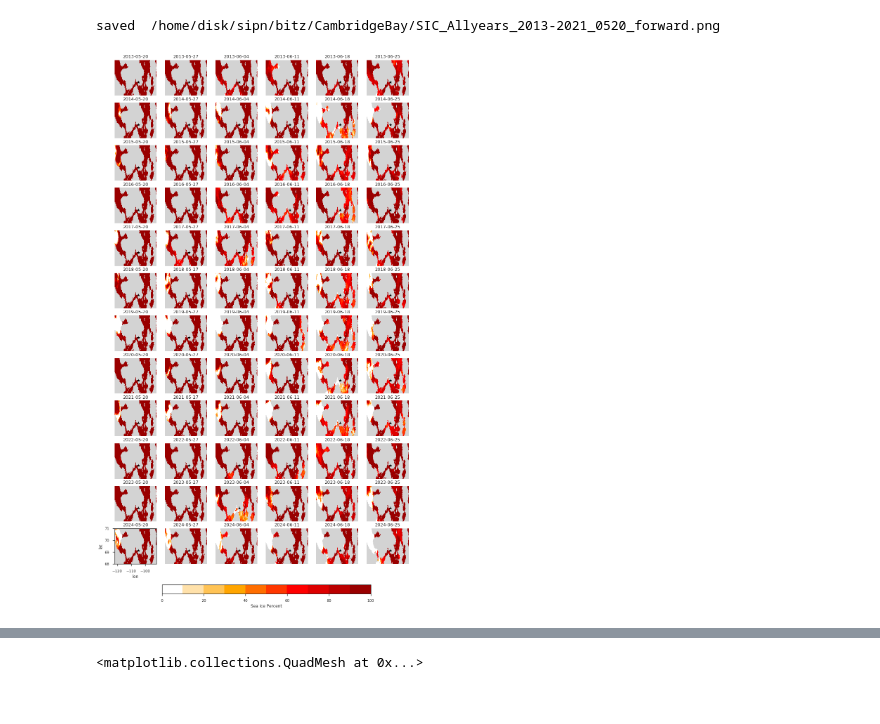
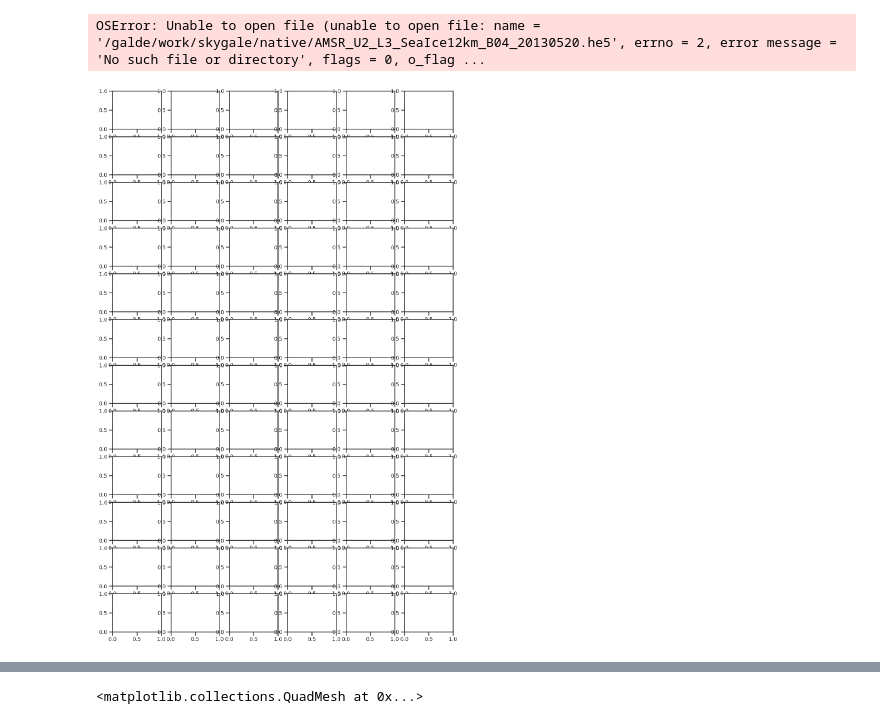
Before and after one commit to skylargale/polar-bears-international, a Jupyter notebook: CambridgeBAy_plot_sept_IFD_OBS12p5km.ipynb, the cells around one changed output, grey strips where cells are left out. Drawn from its saved outputs; the diff is of its cells as text; code cells hidden in the pictures.

Commit message:
Data source change

```diff
--- a/CambridgeBAy_plot_sept_IFD_OBS12p5km.ipynb
+++ b/CambridgeBAy_plot_sept_IFD_OBS12p5km.ipynb
@@ -763,7 +789,9 @@ def MakeDataSet2(FILE_NAME):
     cmonth = date[4:6]
     cday = date[6:8]
 
-    ds.coords['time'] = np.datetime64(cyear+'-'+cmonth+'-'+cday)
+    # ds.coords['time'] = np.datetime64(cyear+'-'+cmonth+'-'+cday)
+    ds.coords['time'] = np.datetime64(f"{cyear}-{cmonth}-{cday}", 'ns')
+
     ds.time
 
     #print('\n\nTake a look at the dataarrray we made \n')
@@ -782,6 +810,18 @@ cmap_std.set_bad(color = 'lightgrey')
 
 cmap_b =  matplotlib.colors.ListedColormap(sns.color_palette("binary", 2))
 cmap_b.set_bad(color = 'None')
+# %%
+def multi_polar_axis(ncols, nrows, Nplots, sizefcter=1, extent=None, central_longitude=0):
+    fig, axes = plt.subplots(
+        nrows=nrows, ncols=ncols,
+        subplot_kw={'projection': ccrs.NorthPolarStereo(central_longitude=central_longitude)},
+        figsize=(ncols*sizefcter, nrows*sizefcter)
+    )
+    axes = axes.flat[:Nplots]  # flatten and limit to Nplots
+    for ax in axes:
+        ax.set_extent(extent, crs=ccrs.NorthPolarStereo(central_longitude=central_longitude))
+        ax.coastlines(linewidth=0.5)
+    return fig, axes
 # %%
 # reads in obs and plots every 5 days as defined by dates array, for every year 2013-2021
 dates=['0422','0427','0502','0507']
@@ -811,14 +851,17 @@ NPLOTS=nrows*ncols+1
 sizefcter=2
 #crExt = [1800000.0, 2400000.0, -1500000.0, -1000000.0] # (x0, x1, y0, y1)
 crExt = [1000000.0, 3000000.0, -1500000.0, -500000.0] # (x0, x1, y0, y1)
-(f, axes) = ice_plot.multi_polar_axis(ncols=ncols, nrows=nrows, Nplots=NPLOTS, sizefcter=sizefcter, extent=crExt, central_longitude=193-360)
+f, axes = multi_polar_axis(
+    ncols=ncols, nrows=nrows, Nplots=NPLOTS, sizefcter=sizefcter,
+    extent=crExt, central_longitude=193-360
+)
 f.set_size_inches(ncols*2.5, nrows*2) # tinker a bit
 
 i=0
 for yr in np.arange(2013,2025):
     for j in np.arange(0,6):
         date=dates[j]
-        FILE_NAME = '/home/disk/sipn/nicway/data/obs/AMSR_U2/native/AMSR_U2_L3_SeaIce12km_B04_'+str(yr)+date+'.he5'
+        FILE_NAME = '/glade/work/skygale/native/AMSR_U2_L3_SeaIce12km_B04_'+str(yr)+date+'.he5'
         try:
             sic, lat, lon = MakeDataSet2(FILE_NAME)
             sic= sic.isel(nj=slice(420,625)).isel(ni=slice(100,240))
@@ -840,6 +883,6 @@ cbar = f.colorbar(p, cax=cbar_ax, label=
                   'Sea Ice Percent', orientation='horizontal')
 
 # Save to file
-f.savefig(f_out,bbox_inches='tight', dpi=300)
+# f.savefig(f_out,bbox_inches='tight', dpi=300)
 print("saved ", f_out)
 # %% [output]
@@ -855,8 +897,8 @@ sns.set_context("talk", font_scale=0.8, rc={"lines.linewidth": 2.5})
 #kivalina_lon=[-164.5333+.75] # move inland so can see the ocean nearest
 #kivalina_lat=[ 67.7269]
 
-kivalina_lon=CB_lon+0.25
-kivalina_lat=CB_lat  #69.1169° N, 105.0597° W
+kivalina_lon=CB_lon[0]+0.25
+kivalina_lat=CB_lat[0]  #69.1169° N, 105.0597° W
 f_out = os.path.join(fig_dir,'SIC_Allyears_2013-2021_'+dates[0]+'_forward.png')
 
 c_vmin=0
@@ -875,37 +917,37 @@ axes=axes.flatten()
 i=0
 for yr in np.arange(2013,2025):
     for j in np.arange(0,6):
         date=dates[j]
-        FILE_NAME = '/home/disk/sipn/nicway/data/obs/AMSR_U2/native/AMSR_U2_L3_SeaIce12km_B04_'+str(yr)+date+'.he5'
+        FILE_NAME = '/galde/work/skygale/native/AMSR_U2_L3_SeaIce12km_B04_'+str(yr)+date+'.he5'
 #        try:
         sic, lat, lon = MakeDataSet2(FILE_NAME)
         #sic= sic.isel(nj=slice(420,625)).isel(ni=slice(100,240))
         sic= sic.isel(nj=slice(500,605)).isel(ni=slice(110,190))
 
         axi=axes[i]
         p=sic.plot(ax=axi, x='lon', y='lat', add_colorbar=False,
                       cmap=cmap_c,vmin=c_vmin, vmax=c_vmax)
         axi.set_ylim([68, 71])
         axi.set_xlim([-122, -92])
         if i!=13*5+1:
             axi.axis('off')
         axi.plot([kivalina_lon], [kivalina_lat], color='k', marker='*')
         axi.set_title("{Y}-{M}-{D}".format(Y=str(yr),M=date[0:2],D=date[2:4]))
 #        except:
 #            print('No data yet')
         i=i+1
 
     f.subplots_adjust(bottom=0.05)
 cbar_ax = f.add_axes([0.25, 0.001, .55, 0.015]) #  [left, bottom, width, height] w
 cbar = f.colorbar(p, cax=cbar_ax, label=
                   'Sea Ice Percent', orientation='horizontal')
 
 # Save to file
-f.savefig(f_out,bbox_inches='tight', dpi=300)
+# f.savefig(f_out,bbox_inches='tight', dpi=300)
 print("saved ", f_out)
 # %% [output]
-saved  /home/disk/sipn/bitz/CambridgeBay/SIC_Allyears_2013-2021_0520_forward.png
+OSError: Unable to open file (unable to open file: name = '/galde/work/skygale/native/AMSR_U2_L3_SeaIce12km_B04_20130520.he5', errno = 2, error message = 'No such file or directory', flags = 0, o_flag ...
-[figure, old version]
+[figure, new version]
 # %%
 IFD_all=[]
 IFD2_all=[]
```
Also changed, not shown: parts of 4 cells of this notebook.
